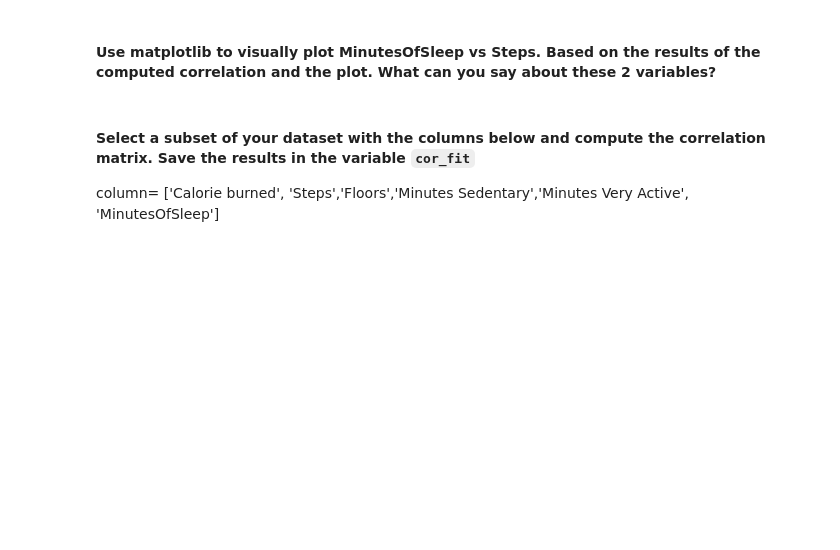
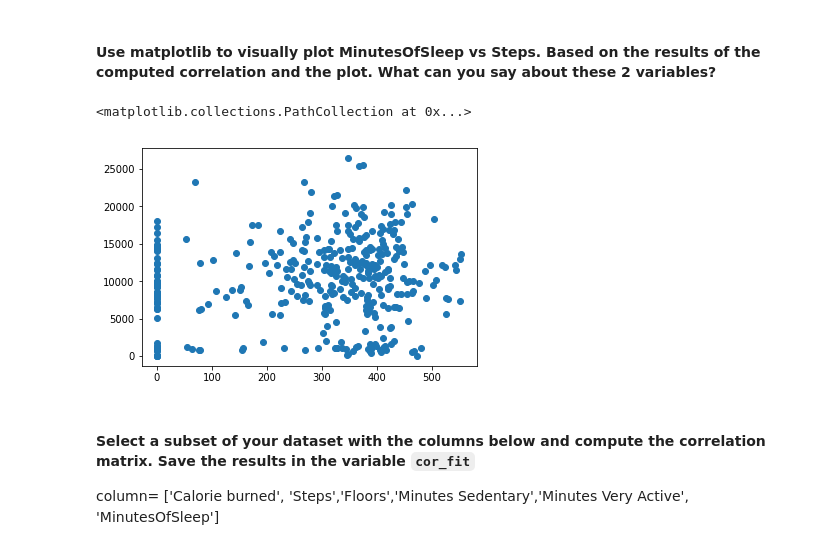
Before and after one commit to ta-datapt-bcn/lab-pivot-table-and-correlation, a Jupyter notebook: your_code/main.ipynb, the cells around one changed output. Cells and saved outputs as stored; diff of their text form; code cells hidden in the pictures; blank space fills up the shorter version.

```diff
--- a/your_code/main.ipynb
+++ b/your_code/main.ipynb
@@ -110,3 +283,7 @@
 #### Use matplotlib to visually plot MinutesOfSleep vs Steps. Based on the results of the computed correlation and the plot. What can you say about these 2 variables?
 # %%
 # your answer here
+plt.scatter(x=fitbit['MinutesOfSleep'], y=fitbit['Steps'])
+# %% [output]
+<matplotlib.collections.PathCollection at 0x...>
+[figure, added]
```
Also changed, not shown: parts of 56 cells of this notebook, 1 other file.
